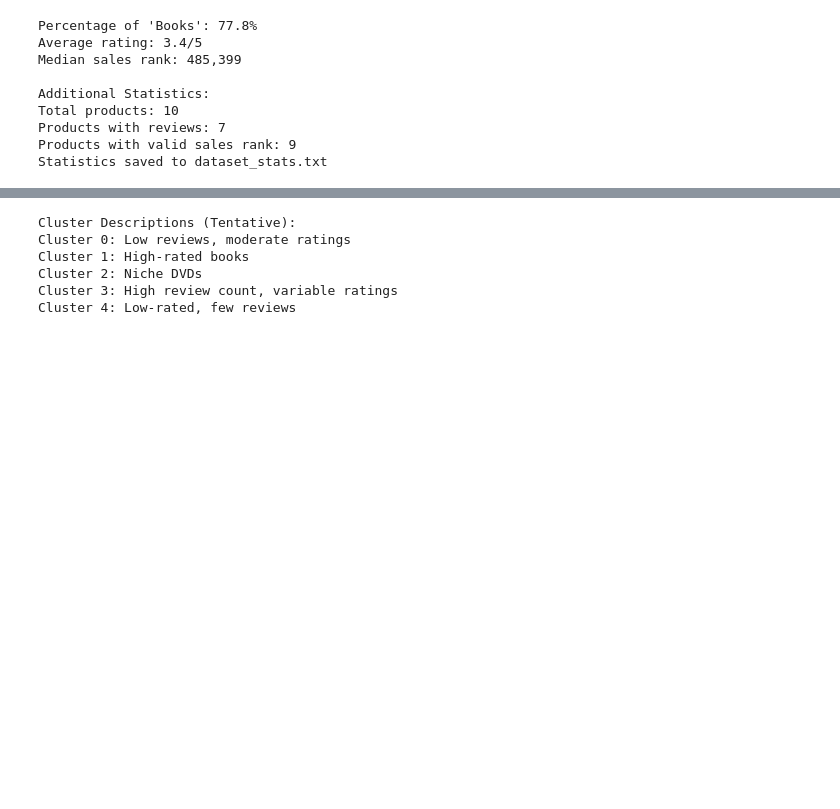
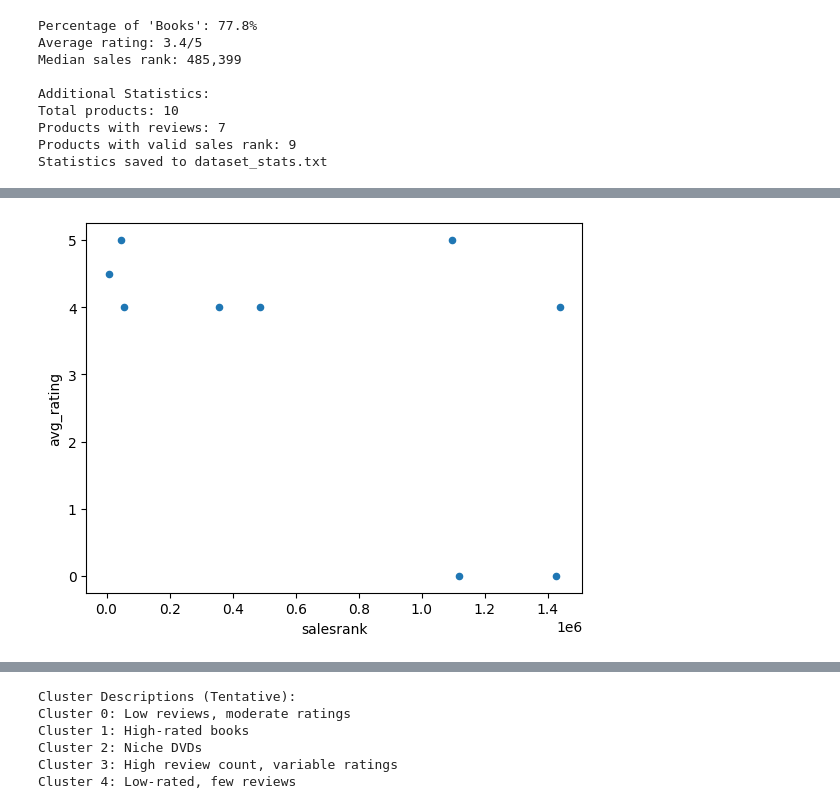
Before and after one commit to uginm102/MCSC-MUK, a Jupyter notebook: MCS7227 Data Analytics and Visualization/MCS_7227_Data_Analytics_and_Visualization_Amazon_Metadata.ipynb, the cells around one changed output, grey strips where cells are left out. Saved outputs shown, nothing was run; the diff lists cells and outputs as text; code cells hidden in the pictures; blank space fills up the shorter version.

```diff
--- a/MCS7227 Data Analytics and Visualization/MCS_7227_Data_Analytics_and_Visualization_Amazon_Metadata.ipynb
+++ b/MCS7227 Data Analytics and Visualization/MCS_7227_Data_Analytics_and_Visualization_Amazon_Metadata.ipynb
@@ -197,3 +209,9 @@ df['cluster'] = cluster_labels
+# %%
+df.plot(kind = 'scatter', x='salesrank', y='avg_rating')
+
+plt.show()
+# %% [output]
+[figure, added]
 # %%
 # Evaluate clustering with silhouette score
 silhouette_avg = silhouette_score(X_scaled, cluster_labels)
```
Also changed, not shown: parts of 18 cells of this notebook.
